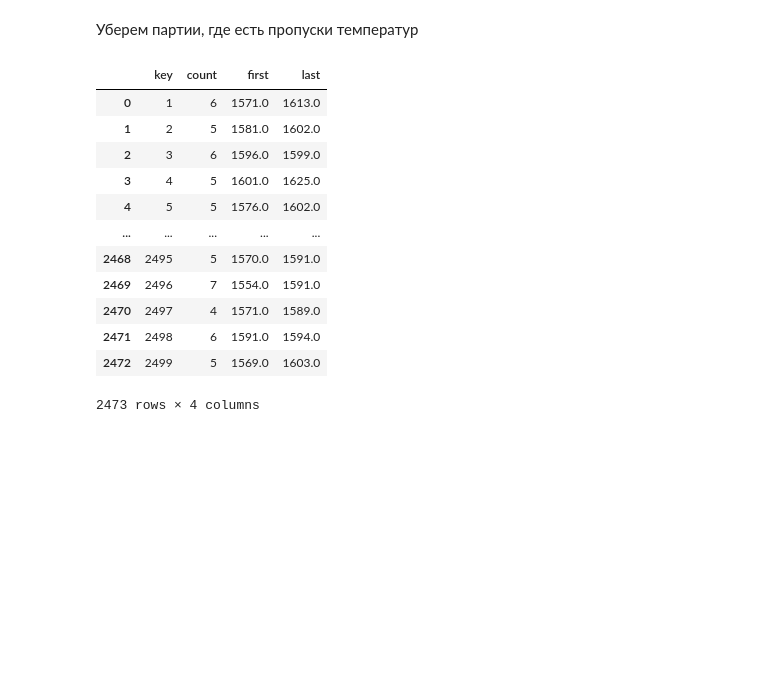
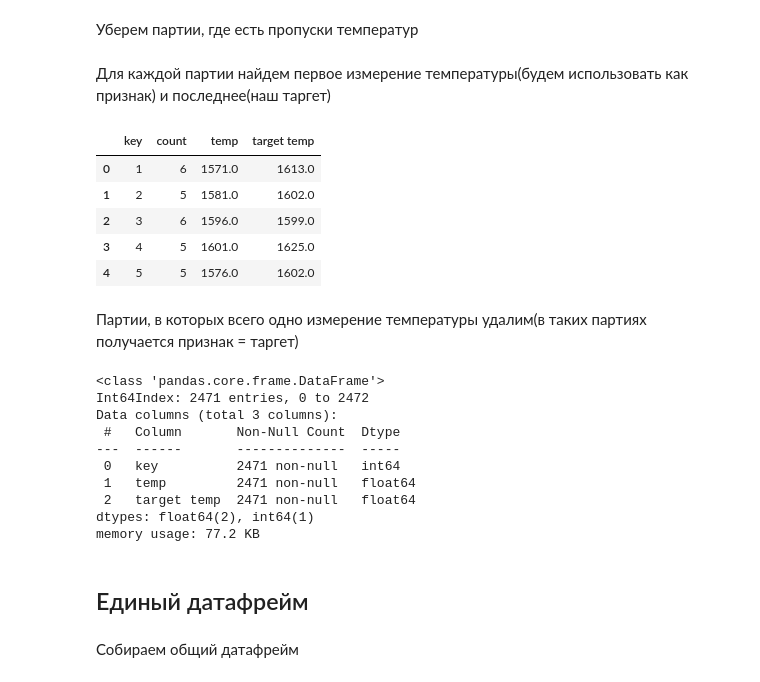
Before and after one commit to alex-blessed/YandexP-projects, a Jupyter notebook: Steel.ipynb, the cells around one changed output. Saved outputs shown, nothing was run; the diff lists cells and outputs as text; code cells hidden in the pictures; blank space fills up the shorter version.

```diff
--- a/Steel.ipynb
+++ b/Steel.ipynb
@@ -668,20 +668,36 @@ df_temp = df_temp[~df_temp['key'].isin(outliers)]
 # %%
 outliers = df_temp.loc[df_temp['temp'].isna(), 'key'].values
 df_temp = df_temp[~df_temp['key'].isin(outliers)]
+# %% [markdown]
+Для каждой партии найдем первое измерение температуры(будем использовать как признак) и последнее(наш таргет)
 # %%
-grouped = df_temp.groupby('key').agg(['count', 'first', 'last'])
-grouped.droplevel(0, axis=1).reset_index()
+df_temp = df_temp.groupby('key').agg(['count', 'first', 'last']).droplevel(0, axis=1).reset_index()
+df_temp.rename(columns={"first": "temp", "last": "target temp"}, inplace=True)
+df_temp.head()
 # %% [output]
-|  | key | count | first | last |
+|  | key | count | temp | target temp |
 | 0 | 1 | 6 | 1571.0 | 1613.0 |
 | 1 | 2 | 5 | 1581.0 | 1602.0 |
 | 2 | 3 | 6 | 1596.0 | 1599.0 |
 | 3 | 4 | 5 | 1601.0 | 1625.0 |
 | 4 | 5 | 5 | 1576.0 | 1602.0 |
-| ... | ... | ... | ... | ... |
-| 2468 | 2495 | 5 | 1570.0 | 1591.0 |
-| 2469 | 2496 | 7 | 1554.0 | 1591.0 |
-| 2470 | 2497 | 4 | 1571.0 | 1589.0 |
-| 2471 | 2498 | 6 | 1591.0 | 1594.0 |
-| 2472 | 2499 | 5 | 1569.0 | 1603.0 |
-2473 rows × 4 columns
+# %% [markdown]
+Партии, в которых всего одно измерение температуры удалим(в таких партиях получается признак = таргет)
+# %%
+df_temp = df_temp[df_temp['count'] > 1].drop('count', axis=1)
+df_temp.info()
+# %% [output]
+<class 'pandas.core.frame.DataFrame'>
+Int64Index: 2471 entries, 0 to 2472
+Data columns (total 3 columns):
+ #   Column       Non-Null Count  Dtype
+---  ------       --------------  -----
+ 0   key          2471 non-null   int64
+ 1   temp         2471 non-null   float64
+ 2   target temp  2471 non-null   float64
+dtypes: float64(2), int64(1)
+memory usage: 77.2 KB
+# %% [markdown]
+## Единый датафрейм
+# %% [markdown]
+Собираем общий датафрейм
```
Also changed, not shown: parts of 2 cells of this notebook.
